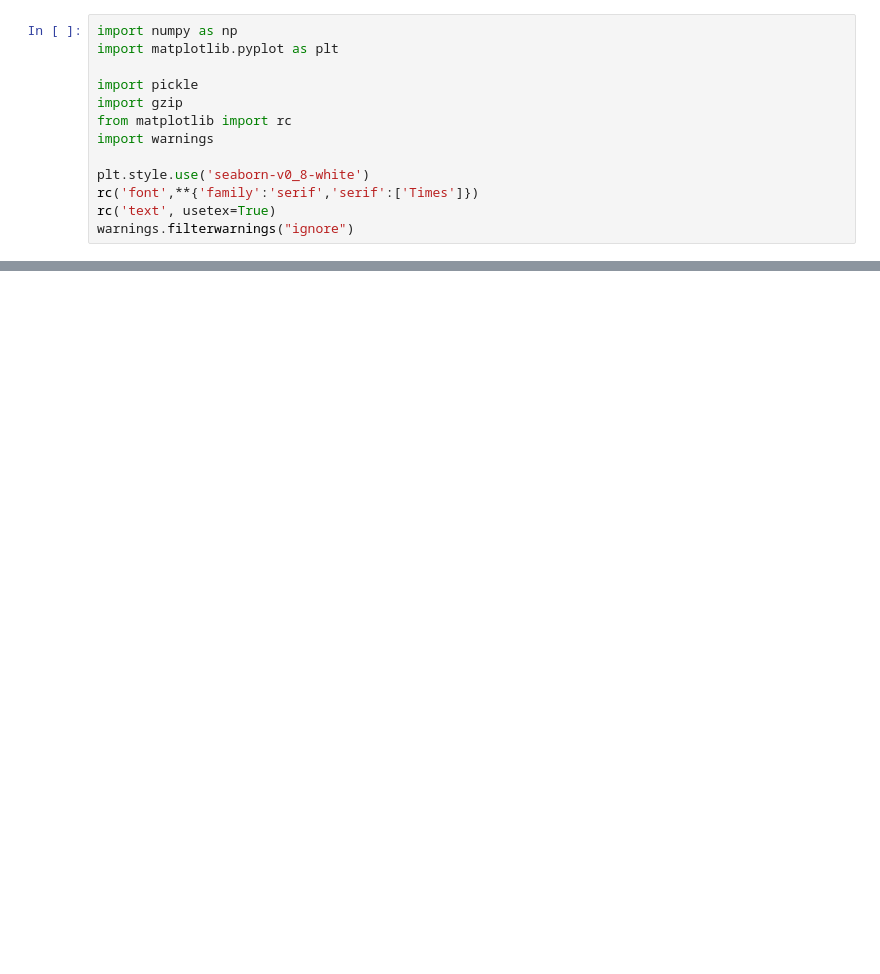
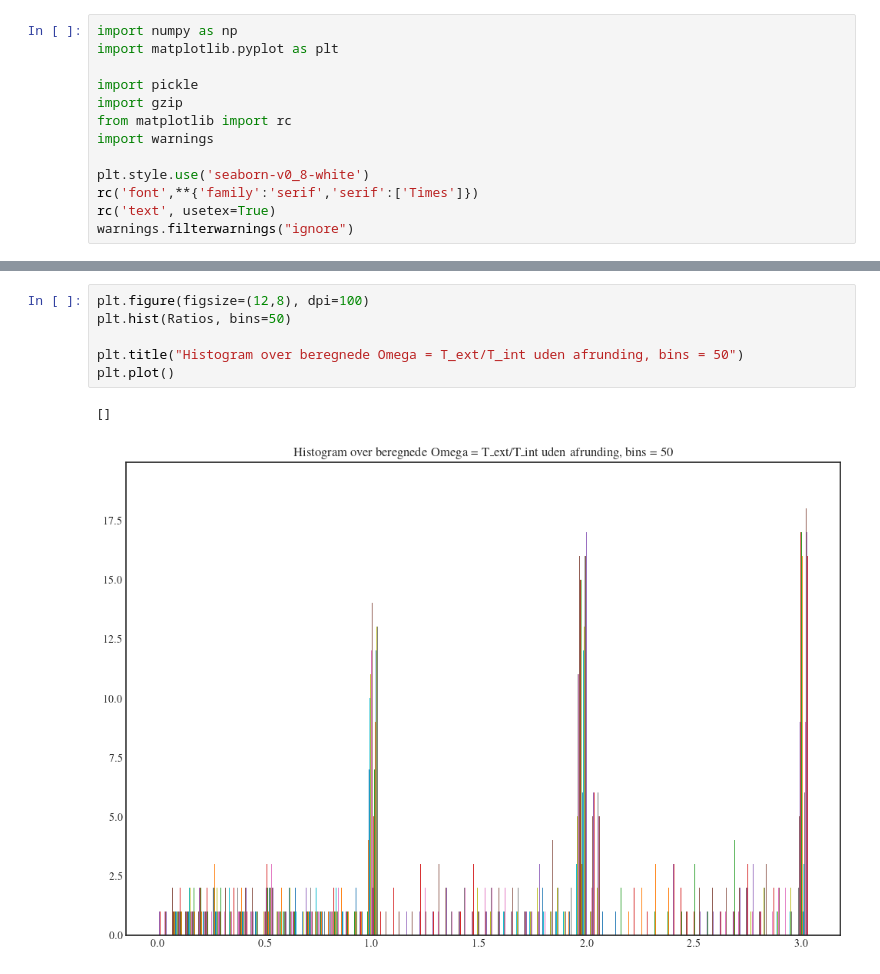
Before and after one commit to ErikBachRyhl/p53, a Jupyter notebook: arnold_plotting.ipynb, the cells around one changed output, grey strips where cells are left out. Saved outputs shown, nothing was run; the diff lists cells and outputs as text; blank space fills up the shorter version.

```diff
--- a/arnold_plotting.ipynb
+++ b/arnold_plotting.ipynb
@@ -37,0 +38,9 @@ color_map = [
+# %%
+plt.figure(figsize=(12,8), dpi=100)
+plt.hist(Ratios, bins=50)
+
+plt.title("Histogram over beregnede Omega = T_ext/T_int uden afrunding, bins = 50")
+plt.plot()
+# %% [output]
+[]
+[figure, added]
```
Also changed, not shown: parts of 6 cells of this notebook, 6 other files.
